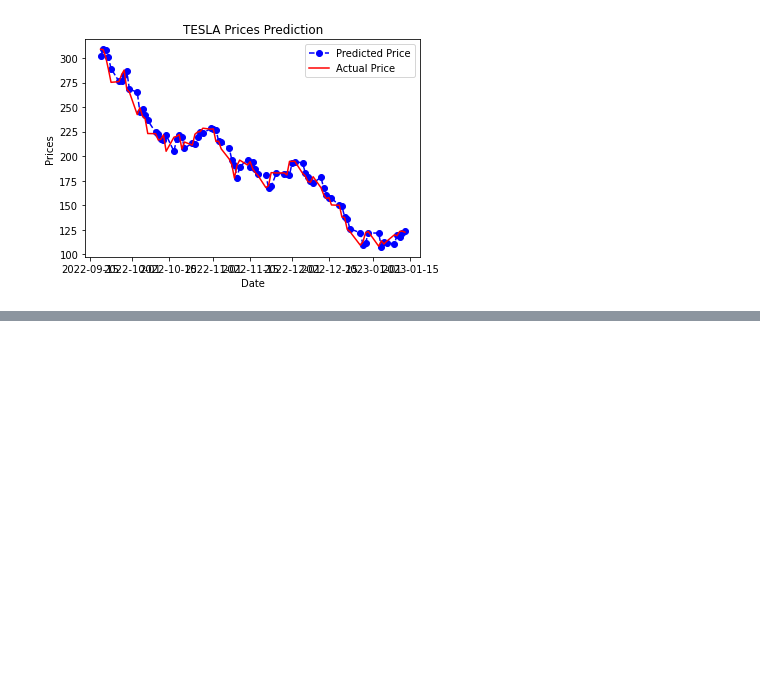
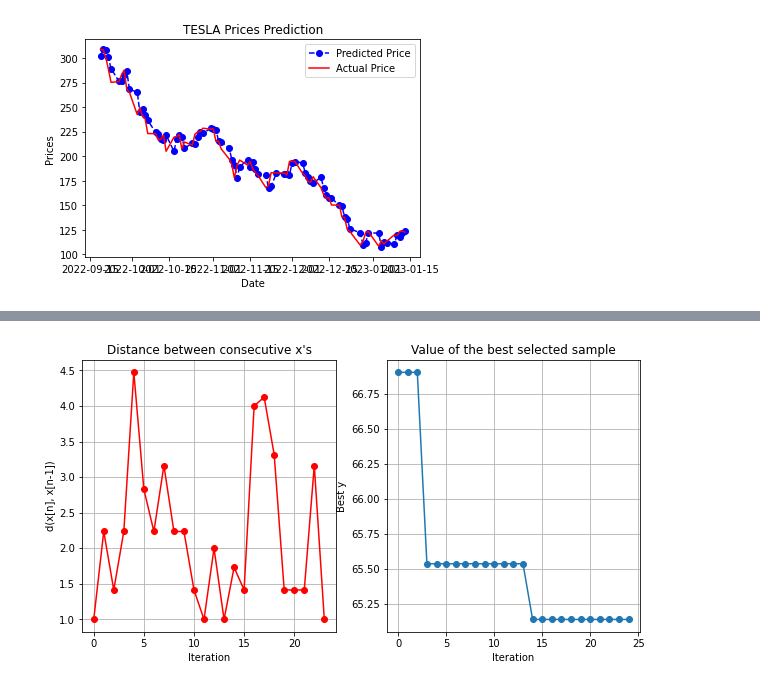
Before and after one commit to shin0105/4YP, a Jupyter notebook: ARIMA_stock_prediction.ipynb, the cells around one changed output, grey strips where cells are left out. Saved outputs shown, nothing was run; the diff lists cells and outputs as text; code cells hidden in the pictures; blank space fills up the shorter version.

Commit message:
time series forecasting with ARIMA model

```diff
--- a/ARIMA_stock_prediction.ipynb
+++ b/ARIMA_stock_prediction.ipynb
@@ -87,21 +87,22 @@ bounds = [ {'name': 'p', 'type': 'discrete', 'domain': (0,1,2,3,4)},
 train_data, test_data = df[0:int(len(df)*0.7)], df[int(len(df)*0.7):]
 training_data = train_data['Close'].values
 test_data = test_data['Close'].values
-history = [x for x in training_data]
-model_predictions = []
 N_test_observations = len(test_data)
 
 #black-box function
 def ARIMA_score(parameters):
   params = {
-        'p': int(parameters[0][0]),
+        'p':int(parameters[0][0]),
         'd':int(parameters[0][1]),
         'q':int(parameters[0][1])
     }
 
+  history = [x for x in training_data]
+  model_predictions = []
+
   for time_point in range(N_test_observations):
     model = ARIMA(history, order=(params['p'],params['d'],params['q']))
-    model_fit = model.fit(disp=0)
+    model_fit = model.fit()
     output = model_fit.forecast()
     yhat = output[0]
     model_predictions.append(yhat)
@@ -140,0 +156,4 @@ ValueError: ignored
+# %%
+optimizer.plot_convergence()
+# %% [output]
+[figure, added]
```
Also changed, not shown: parts of 1 cell of this notebook.
